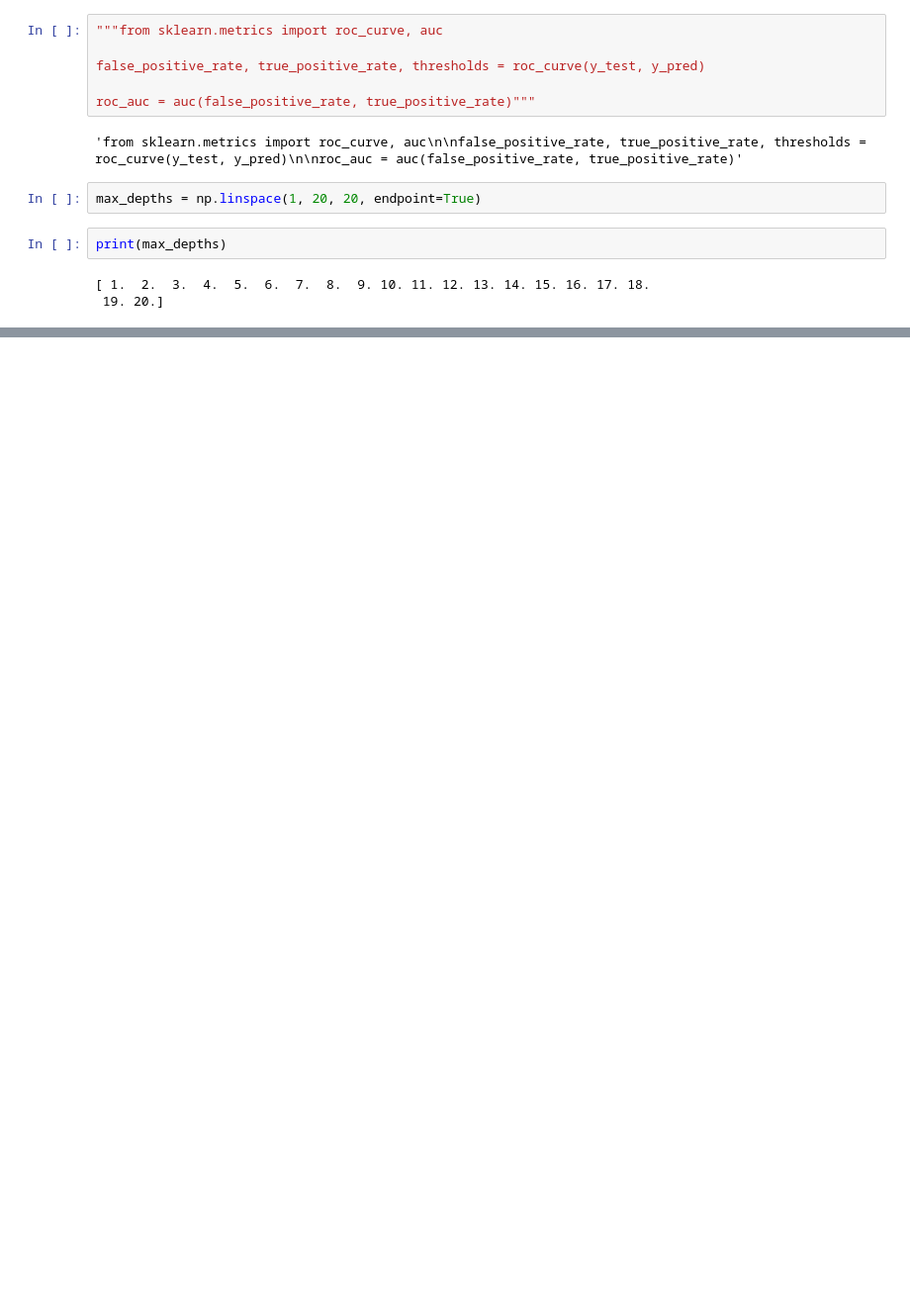
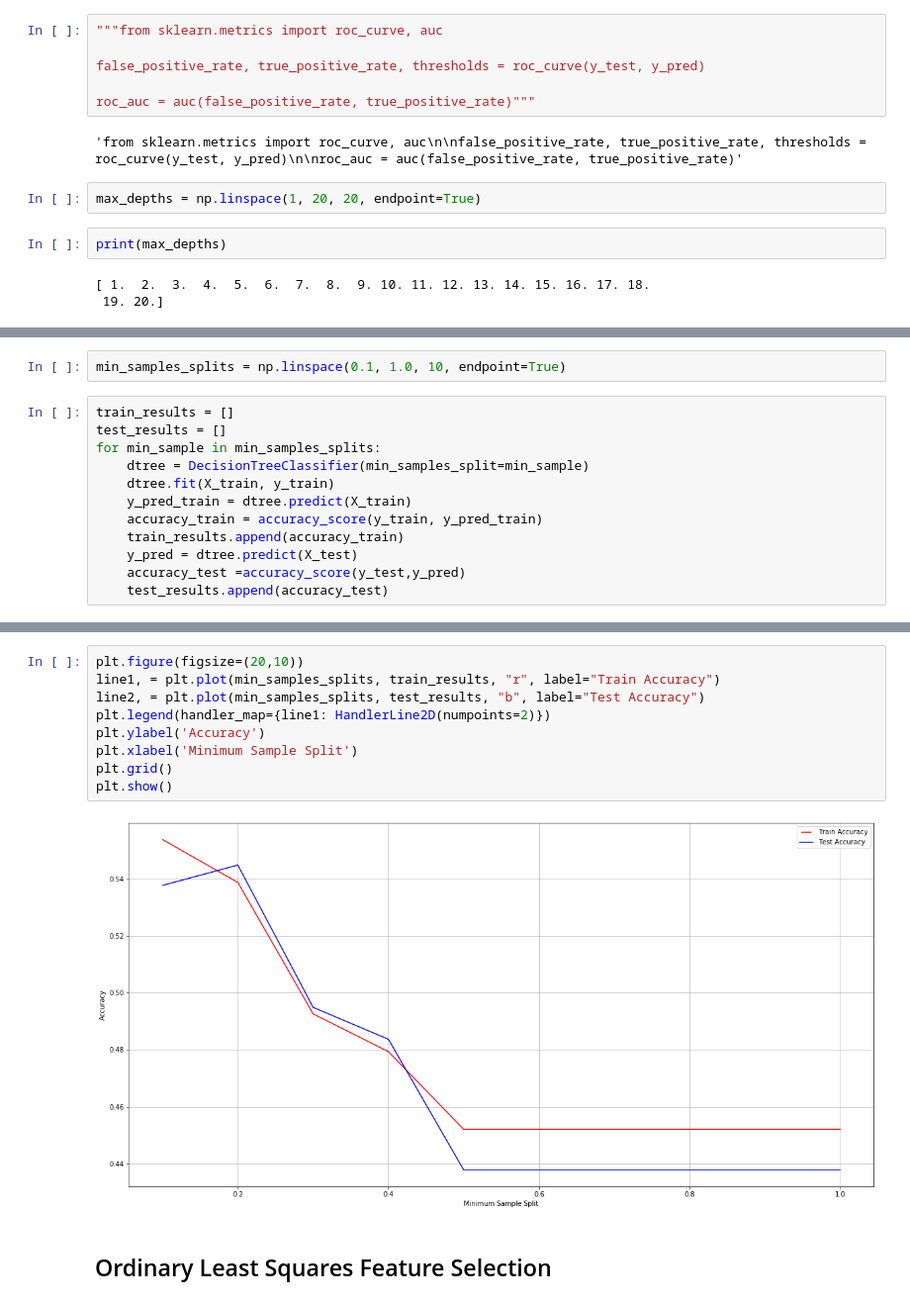
Before and after one commit to wobniarin/Datathon_Cookies, a Jupyter notebook: Jupyter_Notebooks/01 - Machine Learning Model.ipynb, the cells around one changed output, grey strips where cells are left out. Shown at 99% size. Cells and saved outputs as stored; diff of their text form; blank space fills up the shorter version.

```diff
--- a/Jupyter_Notebooks/01 - Machine Learning Model.ipynb
+++ b/Jupyter_Notebooks/01 - Machine Learning Model.ipynb
@@ -209,0 +225,14 @@ ValueError: x and y must have same first dimension, but have shapes (20,) and (0
+# %%
+min_samples_splits = np.linspace(0.1, 1.0, 10, endpoint=True)
+# %%
+train_results = []
+test_results = []
+for min_sample in min_samples_splits:
+    dtree = DecisionTreeClassifier(min_samples_split=min_sample)
+    dtree.fit(X_train, y_train)
+    y_pred_train = dtree.predict(X_train)
+    accuracy_train = accuracy_score(y_train, y_pred_train)
+    train_results.append(accuracy_train)
+    y_pred = dtree.predict(X_test)
+    accuracy_test =accuracy_score(y_test,y_pred)
+    test_results.append(accuracy_test)
@@ -209,0 +265,13 @@ ValueError: x and y must have same first dimension, but have shapes (20,) and (0
+# %%
+plt.figure(figsize=(20,10))
+line1, = plt.plot(min_samples_splits, train_results, "r", label="Train Accuracy")
+line2, = plt.plot(min_samples_splits, test_results, "b", label="Test Accuracy")
+plt.legend(handler_map={line1: HandlerLine2D(numpoints=2)})
+plt.ylabel('Accuracy')
+plt.xlabel('Minimum Sample Split')
+plt.grid()
+plt.show()
+# %% [output]
+[figure, added]
+# %% [markdown]
+## Ordinary Least Squares Feature Selection
```
Also changed, not shown: parts of 24 cells of this notebook, 2 other files.
